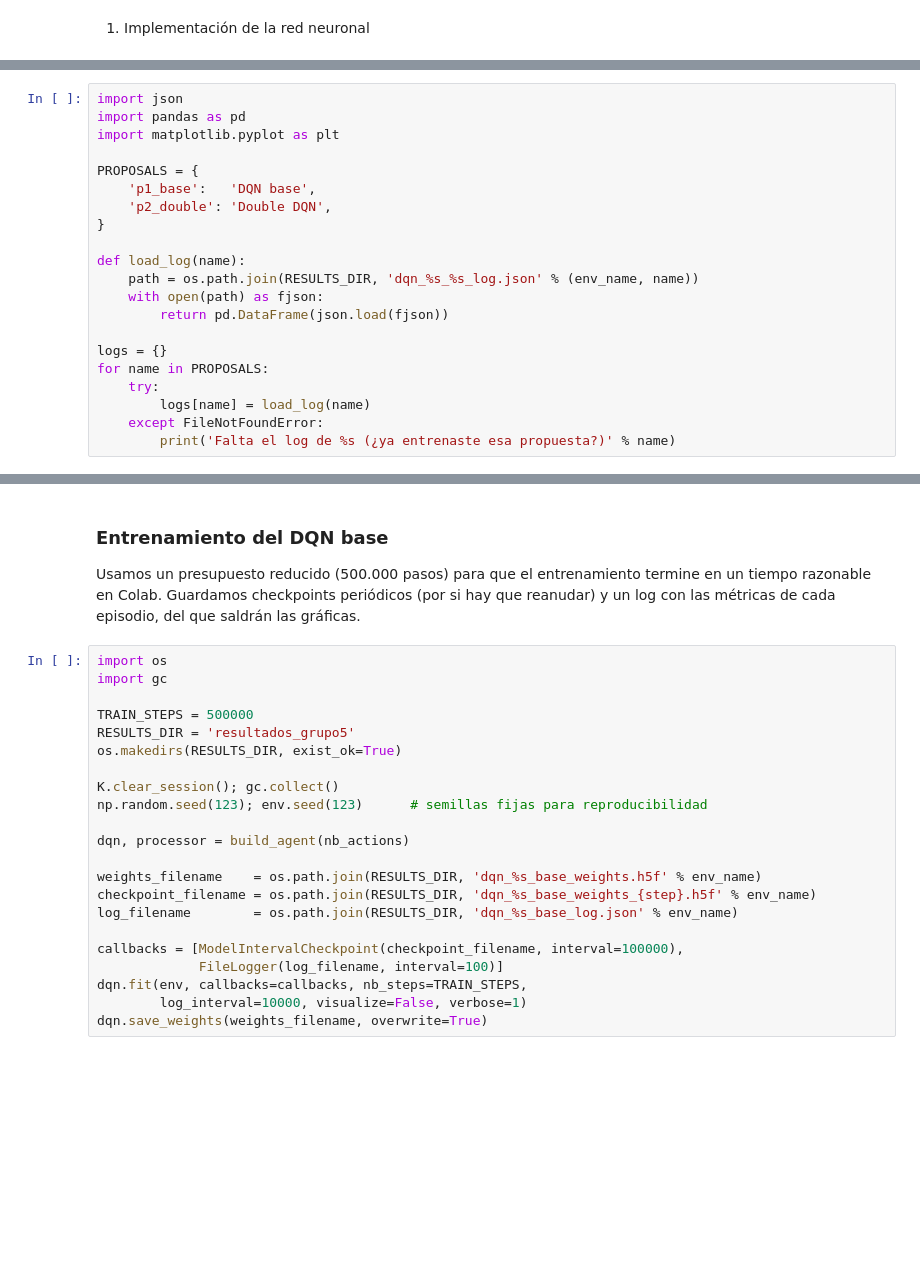
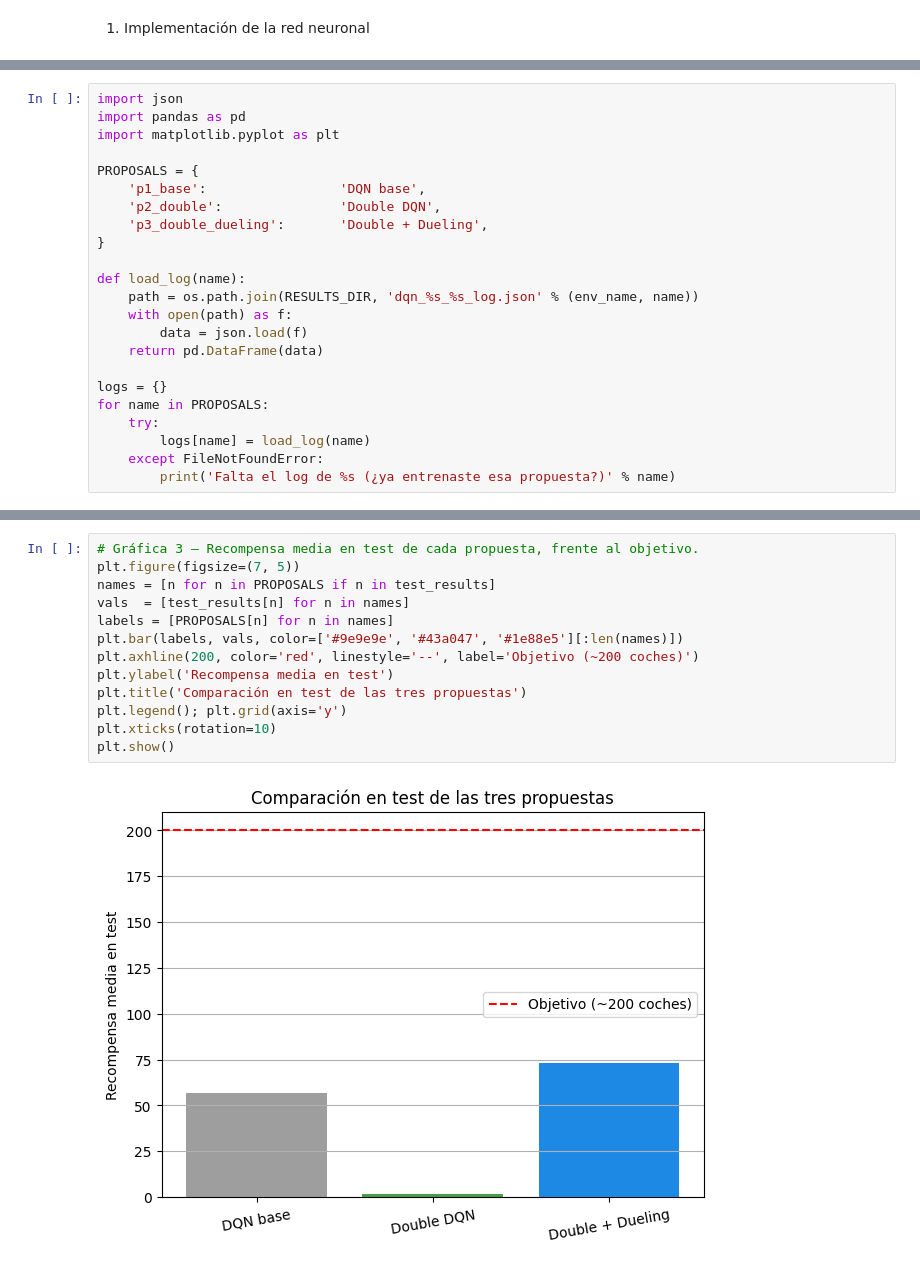
Before and after one commit to jdalejandro91/rl-project, a Jupyter notebook: Proyecto_practico_grupo_5.ipynb, the cells around one changed output, grey strips where cells are left out. Saved outputs shown, nothing was run; the diff lists cells and outputs as text; blank space fills up the shorter version.

Commit message:
feat: proposals are implemented in Colab and analysis is added

```diff
--- a/Proyecto_practico_grupo_5.ipynb
+++ b/Proyecto_practico_grupo_5.ipynb
@@ -377,14 +580,16 @@ import pandas as pd
 import matplotlib.pyplot as plt
 
 PROPOSALS = {
-    'p1_base':   'DQN base',
-    'p2_double': 'Double DQN',
+    'p1_base':                 'DQN base',
+    'p2_double':               'Double DQN',
+    'p3_double_dueling':       'Double + Dueling',
 }
 
 def load_log(name):
     path = os.path.join(RESULTS_DIR, 'dqn_%s_%s_log.json' % (env_name, name))
-    with open(path) as fjson:
-        return pd.DataFrame(json.load(fjson))
+    with open(path) as f:
+        data = json.load(f)
+    return pd.DataFrame(data)
 
 logs = {}
 for name in PROPOSALS:
@@ -423,28 +632,15 @@ plt.show()
-# %% [markdown]
-### Entrenamiento del DQN base
-
-Usamos un presupuesto reducido (500.000 pasos) para que el entrenamiento termine en un
-tiempo razonable en Colab. Guardamos checkpoints periódicos (por si hay que reanudar) y un
-log con las métricas de cada episodio, del que saldrán las gráficas.
-# %%
-import os
-import gc
-
-TRAIN_STEPS = 500000
-RESULTS_DIR = 'resultados_grupo5'
-os.makedirs(RESULTS_DIR, exist_ok=True)
-
-K.clear_session(); gc.collect()
-np.random.seed(123); env.seed(123)      # semillas fijas para reproducibilidad
-
-dqn, processor = build_agent(nb_actions)
-
-weights_filename    = os.path.join(RESULTS_DIR, 'dqn_%s_base_weights.h5f' % env_name)
-checkpoint_filename = os.path.join(RESULTS_DIR, 'dqn_%s_base_weights_{step}.h5f' % env_name)
-log_filename        = os.path.join(RESULTS_DIR, 'dqn_%s_base_log.json' % env_name)
-
-callbacks = [ModelIntervalCheckpoint(checkpoint_filename, interval=100000),
-             FileLogger(log_filename, interval=100)]
-dqn.fit(env, callbacks=callbacks, nb_steps=TRAIN_STEPS,
-        log_interval=10000, visualize=False, verbose=1)
-dqn.save_weights(weights_filename, overwrite=True)
+# %%
+# Gráfica 3 — Recompensa media en test de cada propuesta, frente al objetivo.
+plt.figure(figsize=(7, 5))
+names = [n for n in PROPOSALS if n in test_results]
+vals  = [test_results[n] for n in names]
+labels = [PROPOSALS[n] for n in names]
+plt.bar(labels, vals, color=['#9e9e9e', '#43a047', '#1e88e5'][:len(names)])
+plt.axhline(200, color='red', linestyle='--', label='Objetivo (~200 coches)')
+plt.ylabel('Recompensa media en test')
+plt.title('Comparación en test de las tres propuestas')
+plt.legend(); plt.grid(axis='y')
+plt.xticks(rotation=10)
+plt.show()
+# %% [output]
+[figure, added]
```
Also changed, not shown: parts of 31 cells of this notebook.
